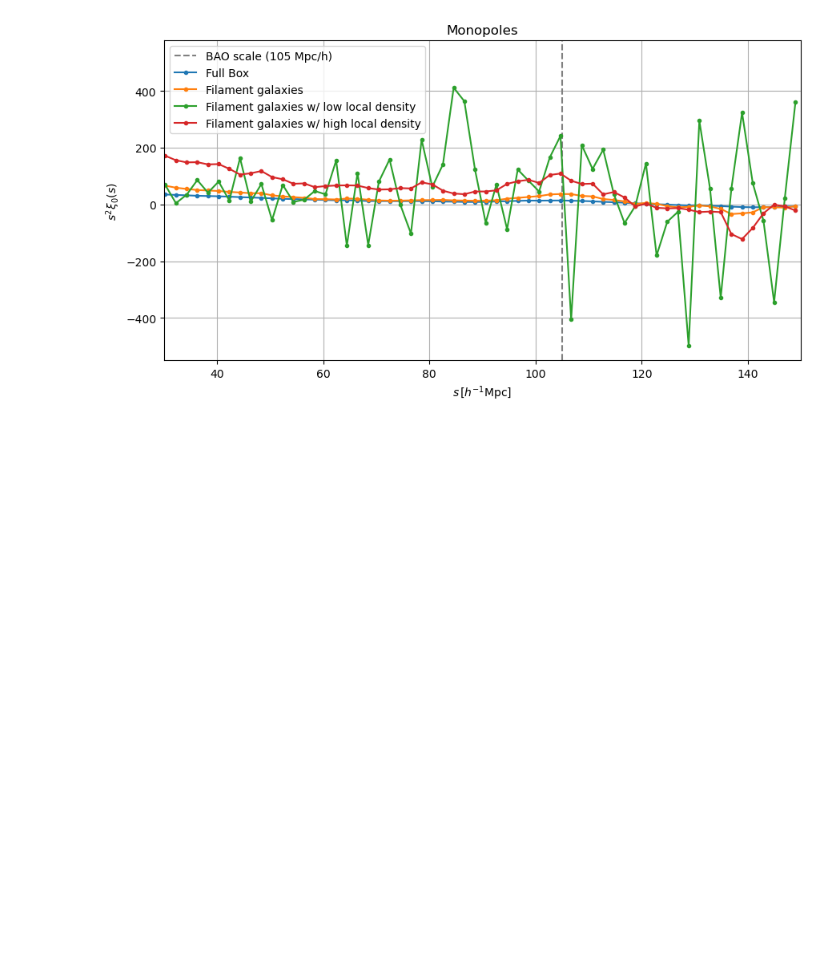
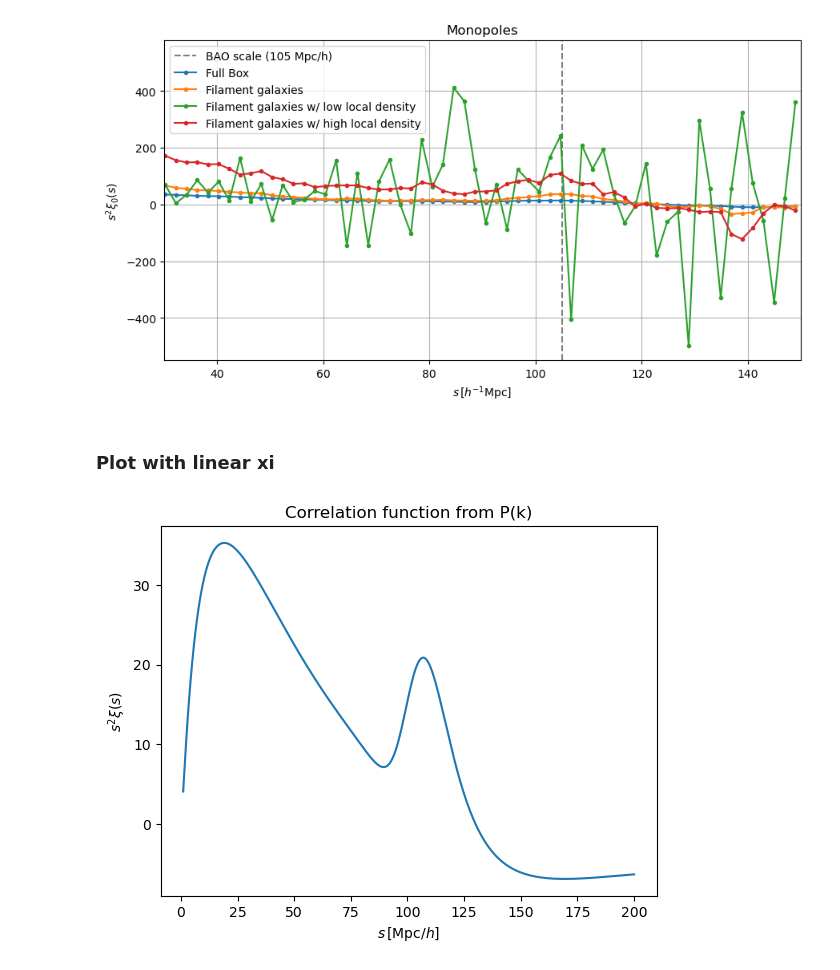
Before and after one commit to FedeDavilaKurban/filbao-md, a Jupyter notebook: explore_monopoles.ipynb, the cells around one changed output. Drawn from its saved outputs; the diff is of its cells as text; code cells hidden in the pictures; blank space fills up the shorter version.

```diff
--- a/explore_monopoles.ipynb
+++ b/explore_monopoles.ipynb
@@ -219,3 +221,74 @@ plt.savefig('../plots/explore_monopoles.png', dpi=100)
 plt.show()
 # %% [output]
 [figure]
+# %% [markdown]
+### Plot with linear xi
+# %%
+import numpy as np
+import camb
+import matplotlib.pyplot as plt
+
+# ============================================================
+# 1. Generate P(k) with CAMB
+# ============================================================
+
+def generate_pk(z=0.0, H0=70, ombh2=0.02299, omch2=0.1093, ns=0.95     ,
+                kmax=20.0, nk=8000):
+
+    pars = camb.CAMBparams()
+    pars.set_cosmology(H0=H0, ombh2=ombh2, omch2=omch2)
+    pars.InitPower.set_params(ns=ns)
+    pars.set_matter_power(redshifts=[z], kmax=kmax)
+
+    results = camb.get_results(pars)
+
+    k, _, pk = results.get_matter_power_spectrum(
+        minkh=1e-4,
+        maxkh=kmax,
+        npoints=nk
+    )
+
+    return k, pk[0]
+
+
+# ============================================================
+# 2. Fourier transform: P(k) → xi(s)
+# ============================================================
+
+def xi_from_pk(k, pk, s_arr):
+
+    xi = []
+
+    # Optional: stabilize high-k oscillations
+    k_cut = 5.0
+    window = np.exp(-(k / k_cut)**2)
+
+    for r in s_arr:
+        sinc = np.sin(k * r) / (k * r)
+        integrand = k**2 * pk * window * sinc
+        xi_r = np.trapezoid(integrand, k) / (2 * np.pi**2)
+        xi.append(xi_r)
+
+    return np.array(xi)
+
+
+# ============================================================
+# 3. Run example
+# ============================================================
+
+k, pk = generate_pk()
+
+s = np.linspace(1, 200, 300)
+xi = xi_from_pk(k, pk, s)
+
+# Save to .npz
+np.savez('../data/monopole_linear.npz', s=s, xi=xi)
+
+# Plot
+plt.plot(s, s**2 * xi)
+plt.xlabel(r'$s \, [\mathrm{Mpc}/h]$')
+plt.ylabel(r'$s^2 \xi(s)$')
+plt.title("Correlation function from P(k)")
+plt.show()
+# %% [output]
+[figure, added]
```
Also changed, not shown: parts of 1 cell of this notebook.
